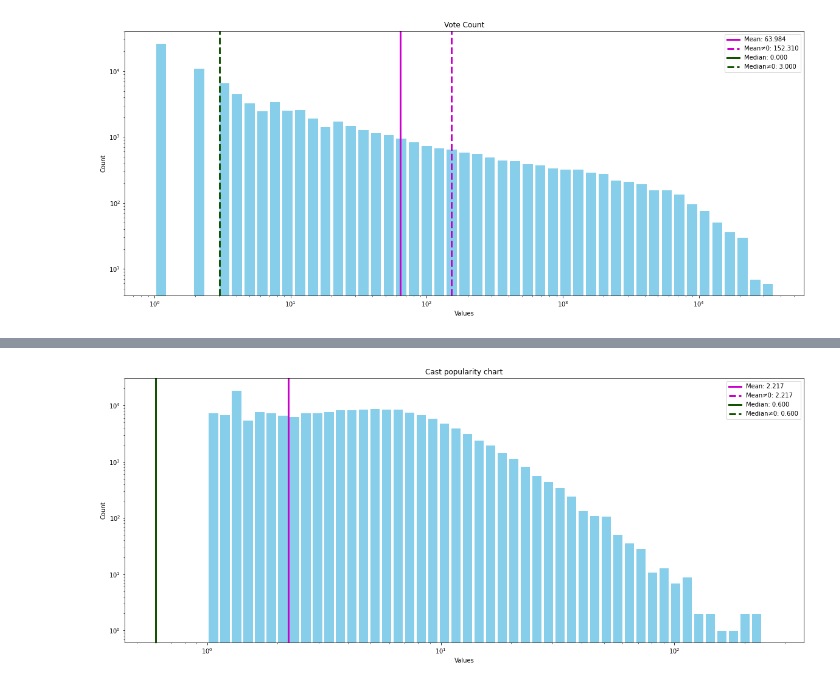
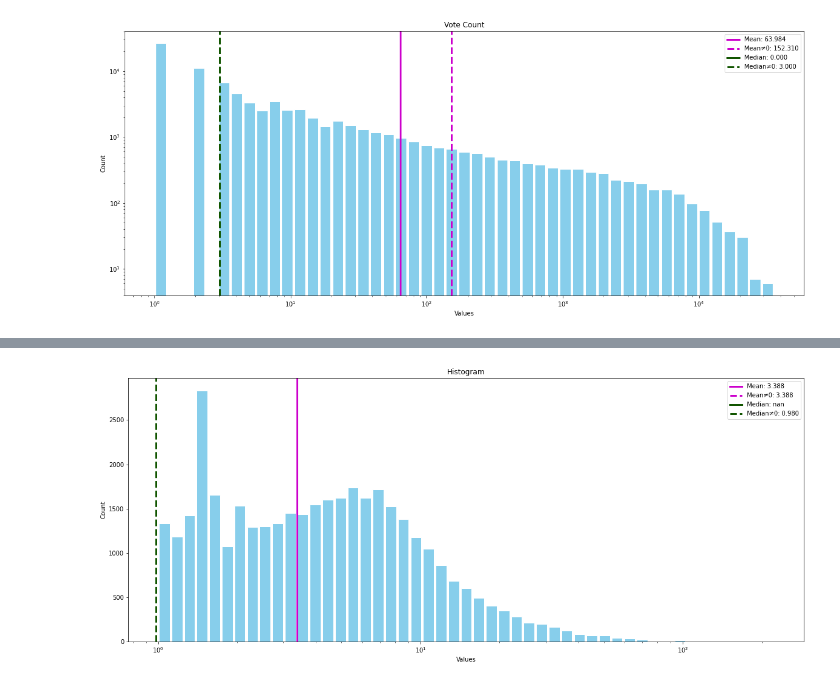
Before and after one commit to Simo067m/ComSocSci-Assignments, a Jupyter notebook: project/data_analysis.ipynb, the cells around one changed output, grey strips where cells are left out. Drawn from its saved outputs; the diff is of its cells as text; code cells hidden in the pictures.

Commit message:
Graph part

```diff
--- a/project/data_analysis.ipynb
+++ b/project/data_analysis.ipynb
@@ -65,8 +59,7 @@ filtered_data\spoken_languages.json
 # %%
 # Load data
 movies_df  = pd.read_json(r"filtered_data\final_movie_data.json", orient='records', lines=True)
-cast_df    = pd.read_json(r"filtered_data\final_cast_data_with_movie_list.json", orient='records', lines=True)
-crew_df    = pd.read_json(r"filtered_data\final_crew_data_with_movie_list.json", orient='records', lines=True)
+member_df  = pd.read_json(r"filtered_data\final_people_movie_data.json", orient='records', lines=True)
 company_df = pd.read_json(r"filtered_data\production_companies.json", orient='records', lines=True)
 # %%
 # Return production company details by given company id
@@ -286,5 +263,5 @@ show_list_count(cast_df["known_for_department"], measure_str="known for", logy=T
 # %%
-# Cast: popularity
-show_hist(cast_df["popularity"], title="Cast popularity chart", logx=True, logy=True)
+# Member popularity
+show_hist(member_df["popularity"], logx=True)
 # %% [output]
-[figure, old version]
+[figure, new version]
```
Also changed, not shown: parts of 23 cells of this notebook, 10 other files.
